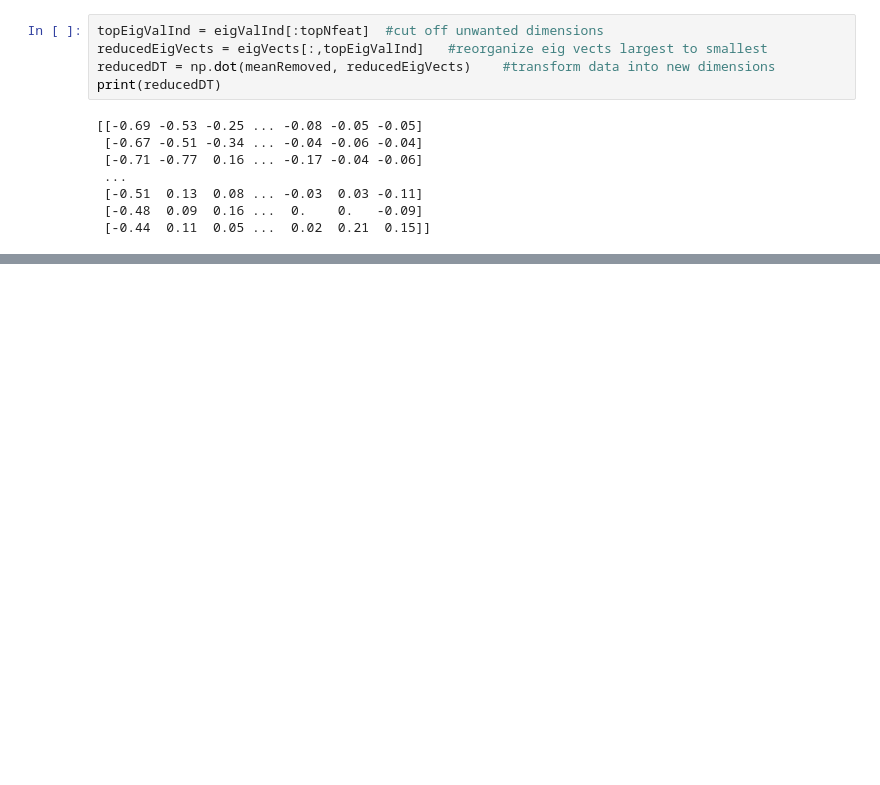
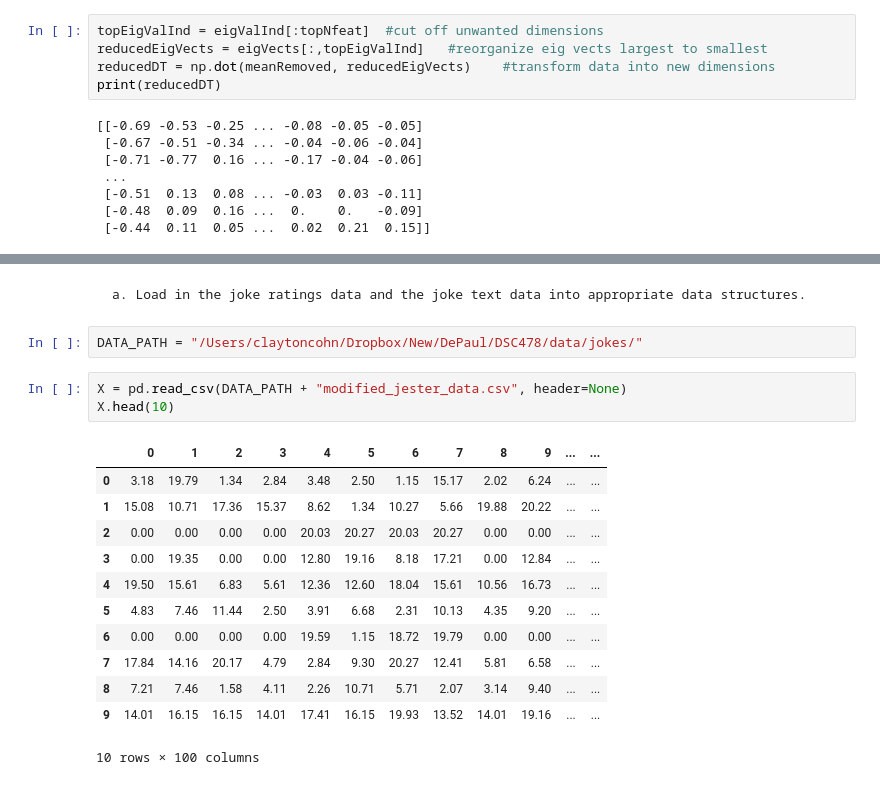
Before and after one commit to claytoncohn/DSC478, a Jupyter notebook: Jupyter/Assignment4.ipynb, the cells around one changed output, grey strips where cells are left out. Cells and saved outputs as stored; diff of their text form; blank space fills up the shorter version.

```diff
--- a/Jupyter/Assignment4.ipynb
+++ b/Jupyter/Assignment4.ipynb
@@ -346,0 +427,20 @@ print(reducedDT)
+# %% [markdown]
+    a. Load in the joke ratings data and the joke text data into appropriate data structures.
+# %%
+DATA_PATH = "/Users/claytoncohn/Dropbox/New/DePaul/DSC478/data/jokes/"
+# %%
+X = pd.read_csv(DATA_PATH + "modified_jester_data.csv", header=None)
+X.head(10)
+# %% [output]
+|  | 0 | 1 | 2 | 3 | 4 | 5 | 6 | 7 | 8 | 9 | ... | ... |
+| 0 | 3.18 | 19.79 | 1.34 | 2.84 | 3.48 | 2.50 | 1.15 | 15.17 | 2.02 | 6.24 | ... | ... |
+| 1 | 15.08 | 10.71 | 17.36 | 15.37 | 8.62 | 1.34 | 10.27 | 5.66 | 19.88 | 20.22 | ... | ... |
+| 2 | 0.00 | 0.00 | 0.00 | 0.00 | 20.03 | 20.27 | 20.03 | 20.27 | 0.00 | 0.00 | ... | ... |
+| 3 | 0.00 | 19.35 | 0.00 | 0.00 | 12.80 | 19.16 | 8.18 | 17.21 | 0.00 | 12.84 | ... | ... |
+| 4 | 19.50 | 15.61 | 6.83 | 5.61 | 12.36 | 12.60 | 18.04 | 15.61 | 10.56 | 16.73 | ... | ... |
+| 5 | 4.83 | 7.46 | 11.44 | 2.50 | 3.91 | 6.68 | 2.31 | 10.13 | 4.35 | 9.20 | ... | ... |
+| 6 | 0.00 | 0.00 | 0.00 | 0.00 | 19.59 | 1.15 | 18.72 | 19.79 | 0.00 | 0.00 | ... | ... |
+| 7 | 17.84 | 14.16 | 20.17 | 4.79 | 2.84 | 9.30 | 20.27 | 12.41 | 5.81 | 6.58 | ... | ... |
+| 8 | 7.21 | 7.46 | 1.58 | 4.11 | 2.26 | 10.71 | 5.71 | 2.07 | 3.14 | 9.40 | ... | ... |
+| 9 | 14.01 | 16.15 | 16.15 | 14.01 | 17.41 | 16.15 | 19.93 | 13.52 | 14.01 | 19.16 | ... | ... |
+10 rows × 100 columns
```
Also changed, not shown: parts of 22 cells of this notebook.
